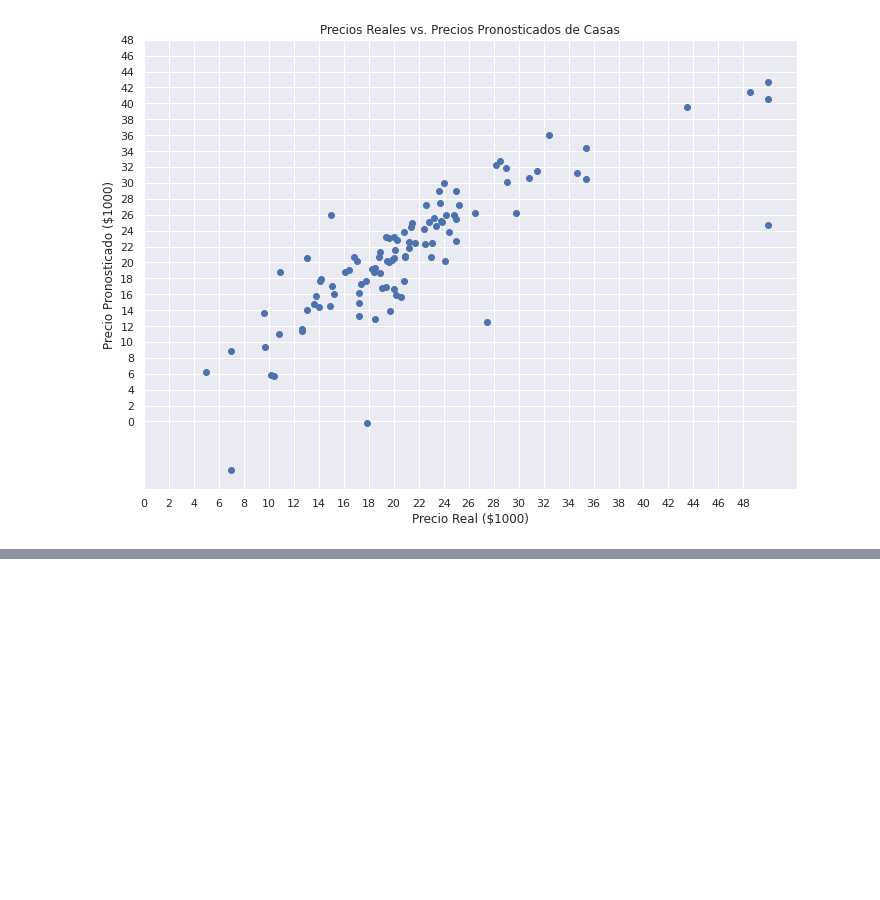
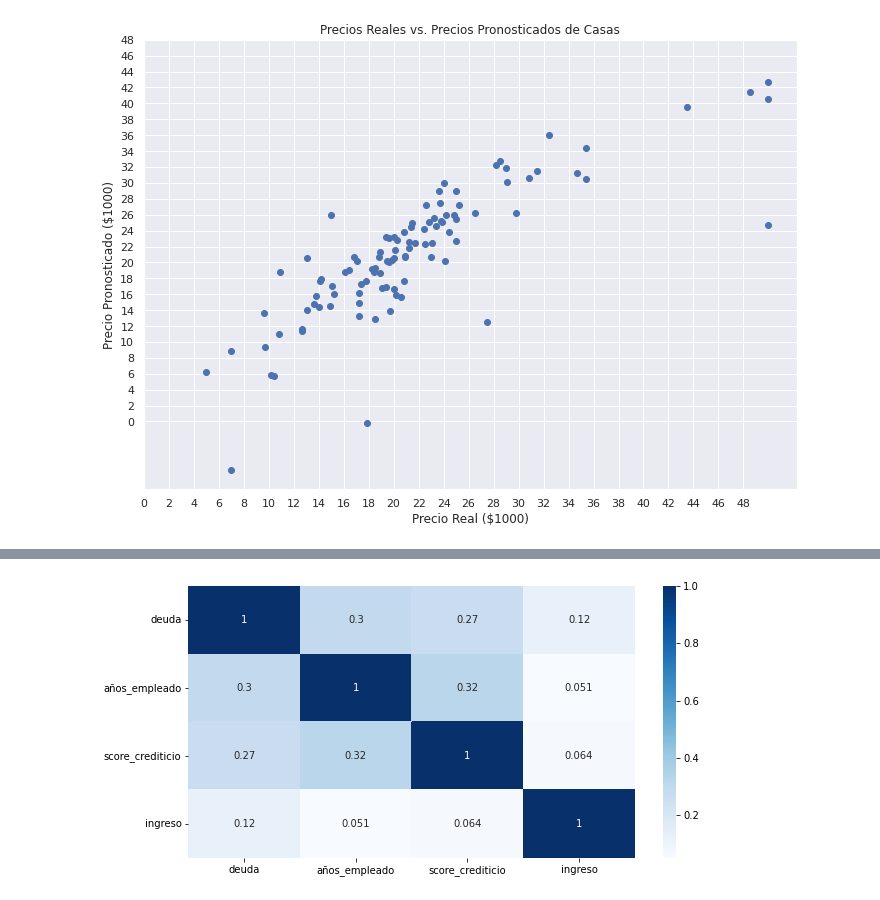
Before and after one commit to Antonios0499/crehana, a Jupyter notebook: proyecto_crehana_fundamentos_ML.ipynb, the cells around one changed output, grey strips where cells are left out. Cells and saved outputs as stored; diff of their text form; code cells hidden in the pictures; blank space fills up the shorter version.

```diff
--- a/proyecto_crehana_fundamentos_ML.ipynb
+++ b/proyecto_crehana_fundamentos_ML.ipynb
@@ -503,0 +584,2 @@ Text(0.5, 1.0, 'Precios Reales vs. Precios Pronosticados de Casas')
+# %%
+tc_data = pd.read_csv("crx.data")
@@ -503,0 +608,21 @@ Text(0.5, 1.0, 'Precios Reales vs. Precios Pronosticados de Casas')
+# %%
+nuevas_variables = {
+    "b": "genero",
+    "30.83": "edad",
+    "0": "deuda",
+    "u": "estado_civil",
+    "g": "cliente",
+    "w": "educacion",
+    "v": "etnia",
+    "1.25": "años_empleado",
+    "t": "no_pago",
+    "t.1": "empleado",
+    "01": "score_crediticio",
+    "f": "licencia_conduccion",
+    "g.1": "ciudadania",
+    "00202": "zip",
+    "0.1": "ingreso",
+    "+": "tarjeta_aprobada"
+}
+# %%
+tc_data.rename(columns=nuevas_variables,inplace=True)
@@ -503,0 +657,6 @@ Text(0.5, 1.0, 'Precios Reales vs. Precios Pronosticados de Casas')
+# %%
+plt.figure(figsize=(10, 5))
+ax = plt.subplot()
+g = sns.heatmap(tc_data.corr(),annot=True, cmap='Blues')
+# %% [output]
+[figure, added]
```
Also changed, not shown: parts of 60 cells of this notebook.
